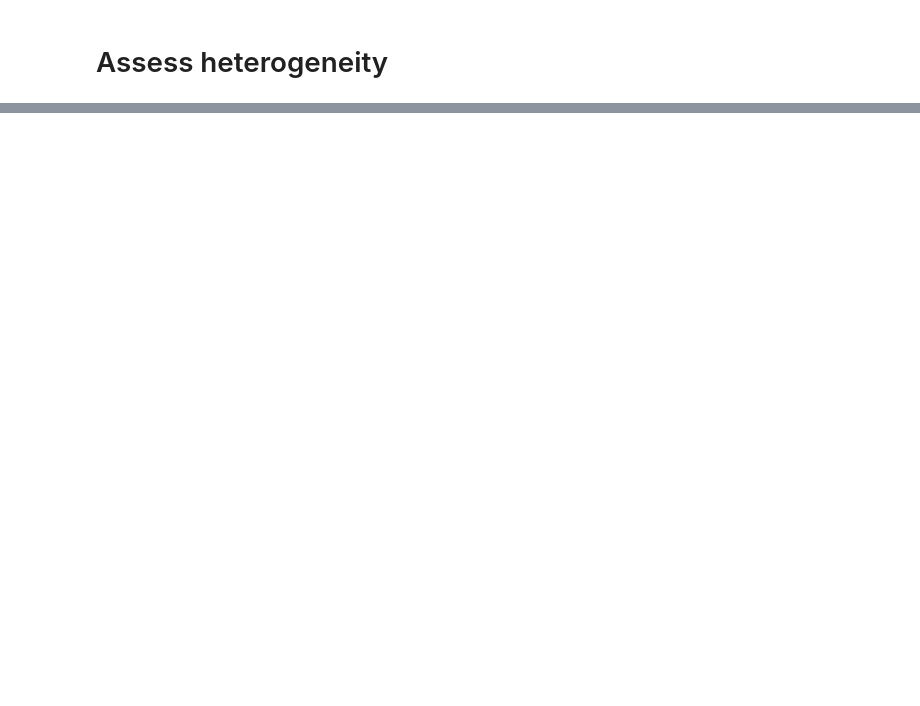
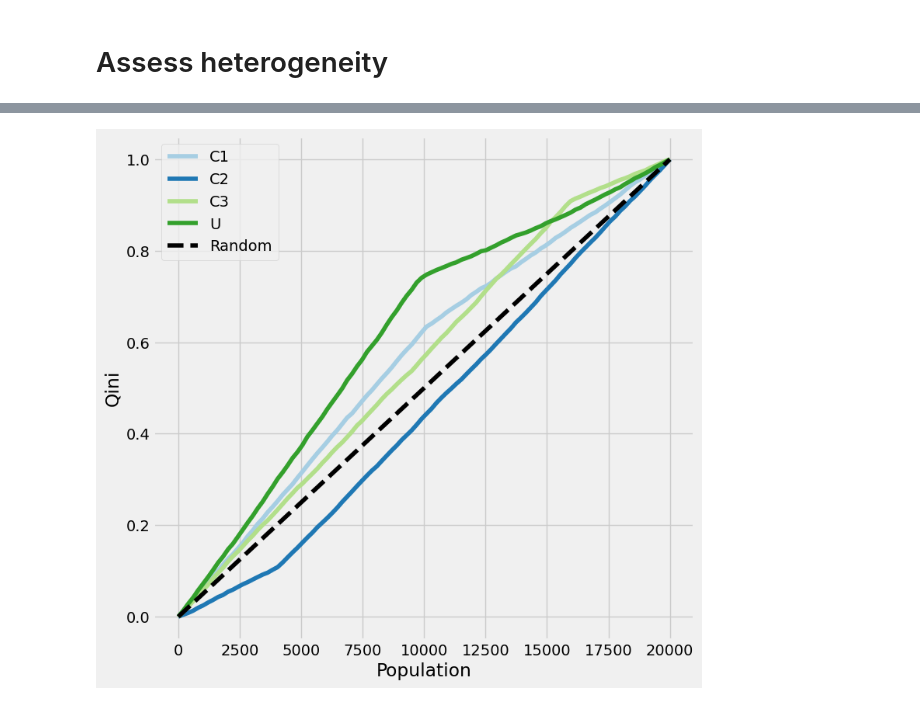
Before and after one commit to pcbrendel/causal, a Jupyter notebook: tutorials/s-learner.ipynb, the cells around one changed output, grey strips where cells are left out. Drawn from its saved outputs; the diff is of its cells as text; code cells hidden in the pictures; blank space fills up the shorter version.

Commit message:
add qini

```diff
--- a/tutorials/s-learner.ipynb
+++ b/tutorials/s-learner.ipynb
@@ -95 +95,11 @@ df_test.groupby('cate_group')[['cate', 'T', 'Y', 'C1', 'C2', 'C3', 'U']].agg('me
+# %%
+plot_qini(
+  df_test.drop('cate_group', axis=1),
+  outcome_col='Y',
+  treatment_col='T',
+  treatment_effect_col='cate',
+  normalize=True
+)
+# %% [output]
+[figure, added]
 # %%
```
Also changed, not shown: parts of 9 cells of this notebook.
